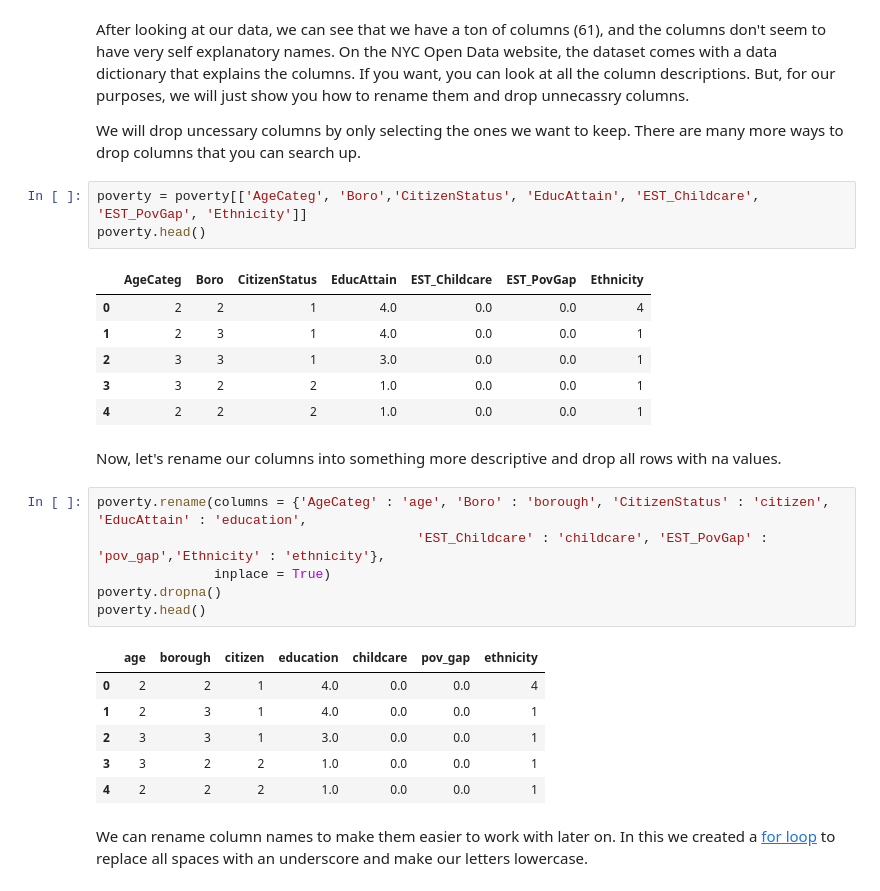
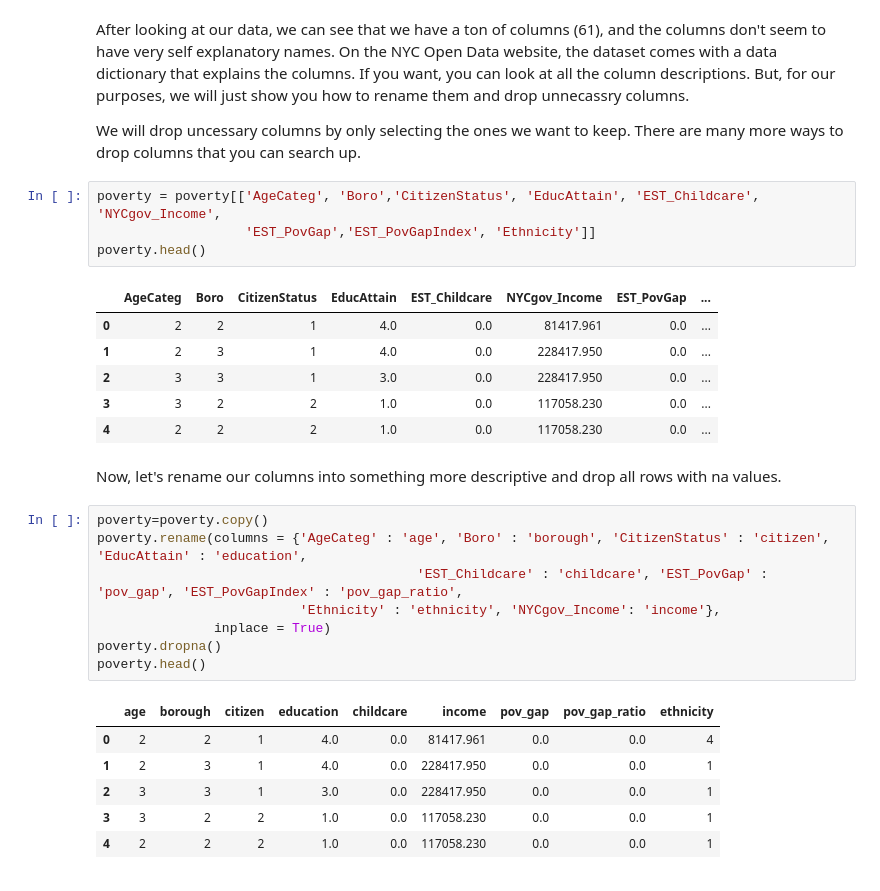
Before and after one commit to medhab2/intro-sprint, a Jupyter notebook: Intro Sprint #1.ipynb, the cells around one changed output. Cells and saved outputs as stored; diff of their text form.

```diff
--- a/Intro Sprint #1.ipynb
+++ b/Intro Sprint #1.ipynb
@@ -69,29 +69,30 @@ After looking at our data, we can see that we have a ton of columns (61), and th
 
 We will drop uncessary columns by only selecting the ones we want to keep. There are many more ways to drop columns that you can search up.
 # %%
-poverty = poverty[['AgeCateg', 'Boro','CitizenStatus', 'EducAttain', 'EST_Childcare', 'EST_PovGap', 'Ethnicity']]
+poverty = poverty[['AgeCateg', 'Boro','CitizenStatus', 'EducAttain', 'EST_Childcare', 'NYCgov_Income',
+                   'EST_PovGap','EST_PovGapIndex', 'Ethnicity']]
 poverty.head()
 # %% [output]
-|  | AgeCateg | Boro | CitizenStatus | EducAttain | EST_Childcare | EST_PovGap | Ethnicity |
-| 0 | 2 | 2 | 1 | 4.0 | 0.0 | 0.0 | 4 |
-| 1 | 2 | 3 | 1 | 4.0 | 0.0 | 0.0 | 1 |
-| 2 | 3 | 3 | 1 | 3.0 | 0.0 | 0.0 | 1 |
-| 3 | 3 | 2 | 2 | 1.0 | 0.0 | 0.0 | 1 |
-| 4 | 2 | 2 | 2 | 1.0 | 0.0 | 0.0 | 1 |
+|  | AgeCateg | Boro | CitizenStatus | EducAttain | EST_Childcare | NYCgov_Income | EST_PovGap | ... |
+| 0 | 2 | 2 | 1 | 4.0 | 0.0 | 81417.961 | 0.0 | ... |
+| 1 | 2 | 3 | 1 | 4.0 | 0.0 | 228417.950 | 0.0 | ... |
+| 2 | 3 | 3 | 1 | 3.0 | 0.0 | 228417.950 | 0.0 | ... |
+| 3 | 3 | 2 | 2 | 1.0 | 0.0 | 117058.230 | 0.0 | ... |
+| 4 | 2 | 2 | 2 | 1.0 | 0.0 | 117058.230 | 0.0 | ... |
 # %% [markdown]
 Now, let's rename our columns into something more descriptive and drop all rows with na values.
 # %%
+poverty=poverty.copy()
 poverty.rename(columns = {'AgeCateg' : 'age', 'Boro' : 'borough', 'CitizenStatus' : 'citizen', 'EducAttain' : 'education',
-                                         'EST_Childcare' : 'childcare', 'EST_PovGap' : 'pov_gap','Ethnicity' : 'ethnicity'},
+                                         'EST_Childcare' : 'childcare', 'EST_PovGap' : 'pov_gap', 'EST_PovGapIndex' : 'pov_gap_ratio',
+                          'Ethnicity' : 'ethnicity', 'NYCgov_Income': 'income'},
                inplace = True)
 poverty.dropna()
 poverty.head()
 # %% [output]
-|  | age | borough | citizen | education | childcare | pov_gap | ethnicity |
-| 0 | 2 | 2 | 1 | 4.0 | 0.0 | 0.0 | 4 |
-| 1 | 2 | 3 | 1 | 4.0 | 0.0 | 0.0 | 1 |
-| 2 | 3 | 3 | 1 | 3.0 | 0.0 | 0.0 | 1 |
-| 3 | 3 | 2 | 2 | 1.0 | 0.0 | 0.0 | 1 |
-| 4 | 2 | 2 | 2 | 1.0 | 0.0 | 0.0 | 1 |
+|  | age | borough | citizen | education | childcare | income | pov_gap | pov_gap_ratio | ethnicity |
+| 0 | 2 | 2 | 1 | 4.0 | 0.0 | 81417.961 | 0.0 | 0.0 | 4 |
+| 1 | 2 | 3 | 1 | 4.0 | 0.0 | 228417.950 | 0.0 | 0.0 | 1 |
+| 2 | 3 | 3 | 1 | 3.0 | 0.0 | 228417.950 | 0.0 | 0.0 | 1 |
+| 3 | 3 | 2 | 2 | 1.0 | 0.0 | 117058.230 | 0.0 | 0.0 | 1 |
+| 4 | 2 | 2 | 2 | 1.0 | 0.0 | 117058.230 | 0.0 | 0.0 | 1 |
-# %% [markdown]
-We can rename column names to make them easier to work with later on. In this we created a [for loop](https://wiki.python.org/moin/ForLoop) to replace all spaces with an underscore and make our letters lowercase.
```
Also changed, not shown: parts of 16 cells of this notebook, 1 other file.
